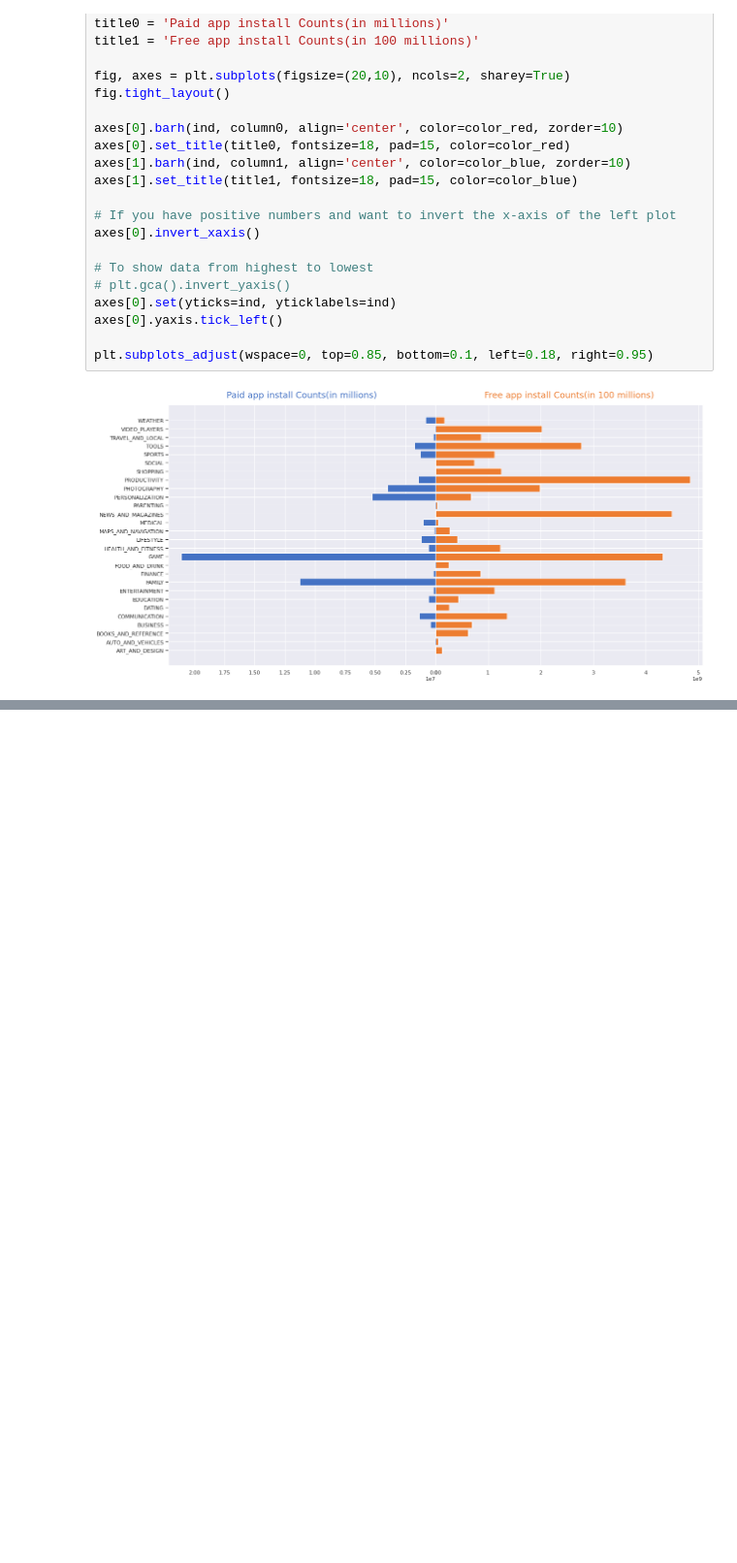
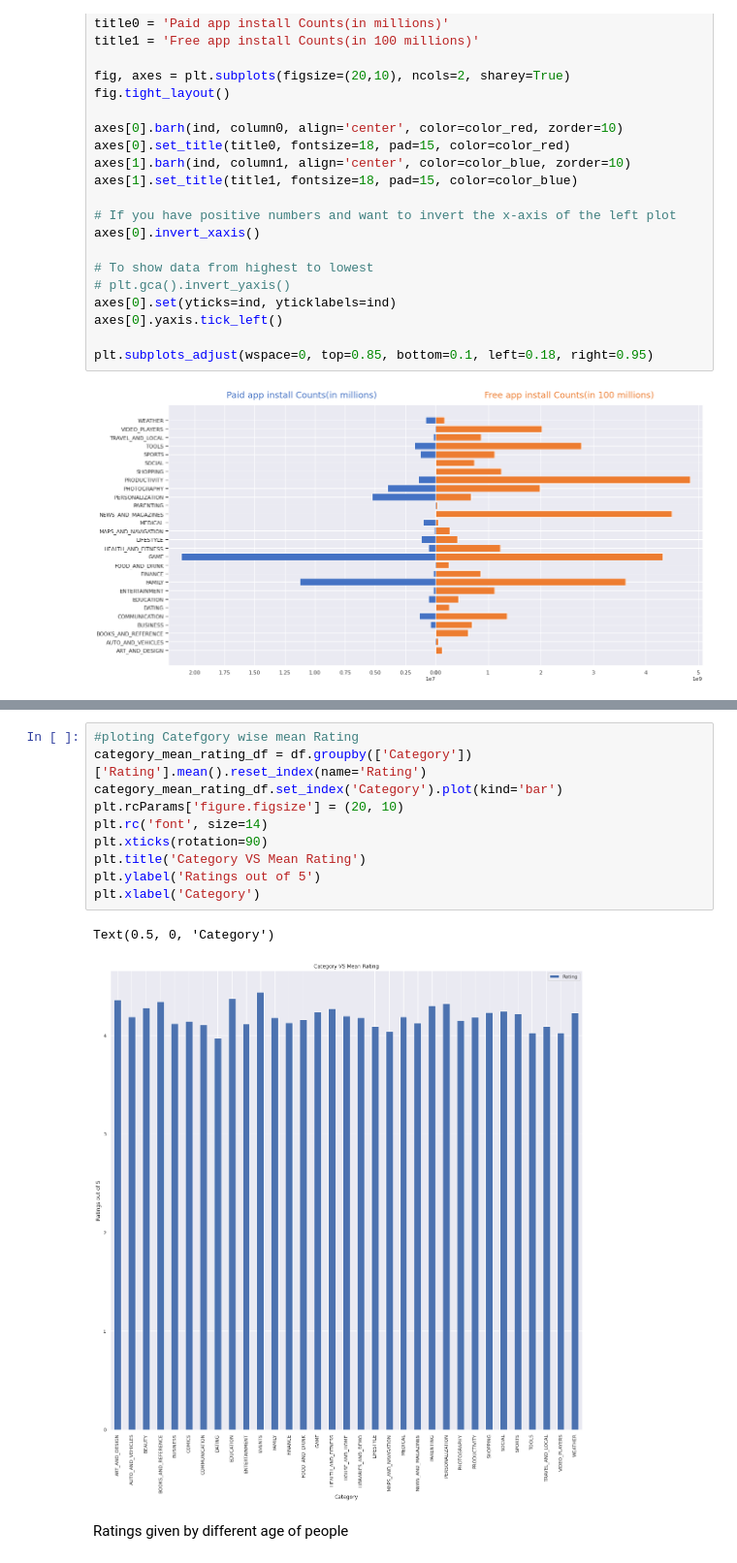
Before and after one commit to DeepakSingh1992/EDA-PROJECT, a Jupyter notebook: Deepak_Singh_EDA_of_Play_Store_App_Review_Analysis_Capstone_Project.ipynb, the cells around one changed output, grey strips where cells are left out. Shown: that part at 97% size. Cells and saved outputs as stored; diff of their text form; blank space fills up the shorter version.

```diff
--- a/Deepak_Singh_EDA_of_Play_Store_App_Review_Analysis_Capstone_Project.ipynb
+++ b/Deepak_Singh_EDA_of_Play_Store_App_Review_Analysis_Capstone_Project.ipynb
@@ -788,0 +800,15 @@ plt.subplots_adjust(wspace=0, top=0.85, bottom=0.1, left=0.18, right=0.95)
+# %%
+#ploting Catefgory wise mean Rating
+category_mean_rating_df = df.groupby(['Category'])['Rating'].mean().reset_index(name='Rating')
+category_mean_rating_df.set_index('Category').plot(kind='bar')
+plt.rcParams['figure.figsize'] = (20, 10)
+plt.rc('font', size=14)
+plt.xticks(rotation=90)
+plt.title('Category VS Mean Rating')
+plt.ylabel('Ratings out of 5')
+plt.xlabel('Category')
+# %% [output]
+Text(0.5, 0, 'Category')
+[figure, added]
+# %% [markdown]
+Ratings given by different age of people
```
Also changed, not shown: parts of 18 cells of this notebook.
